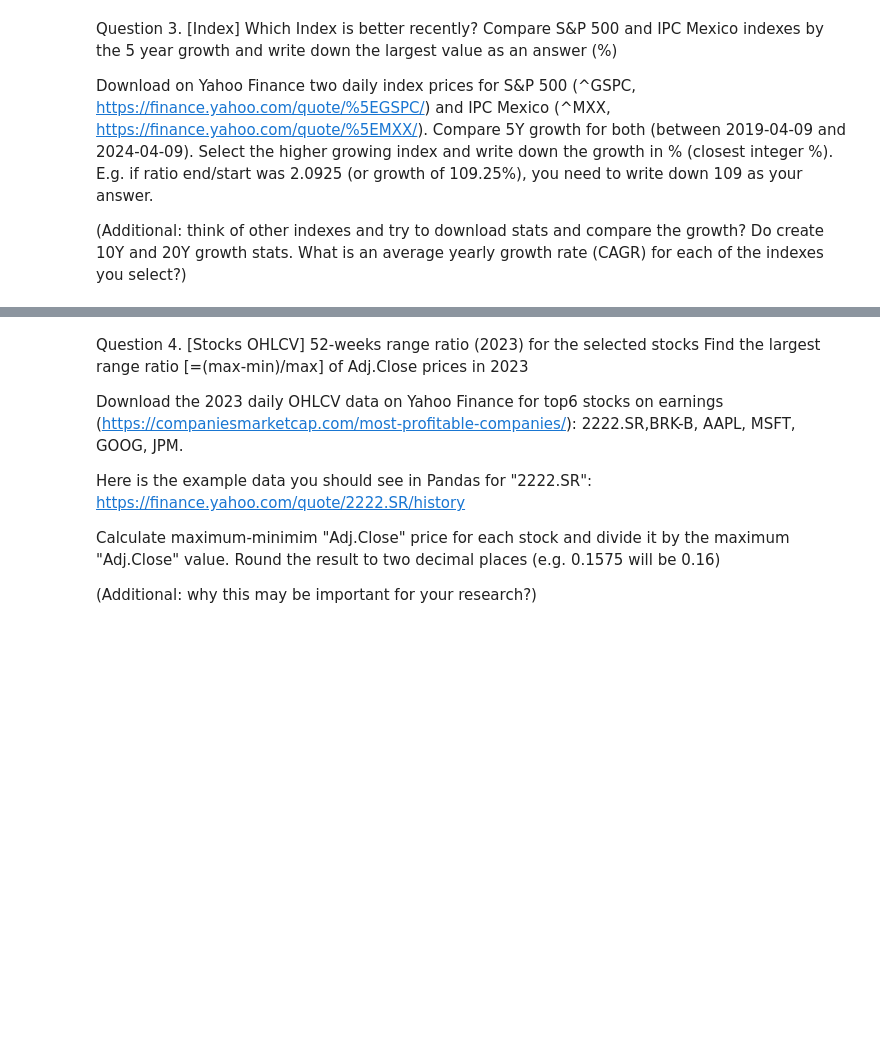
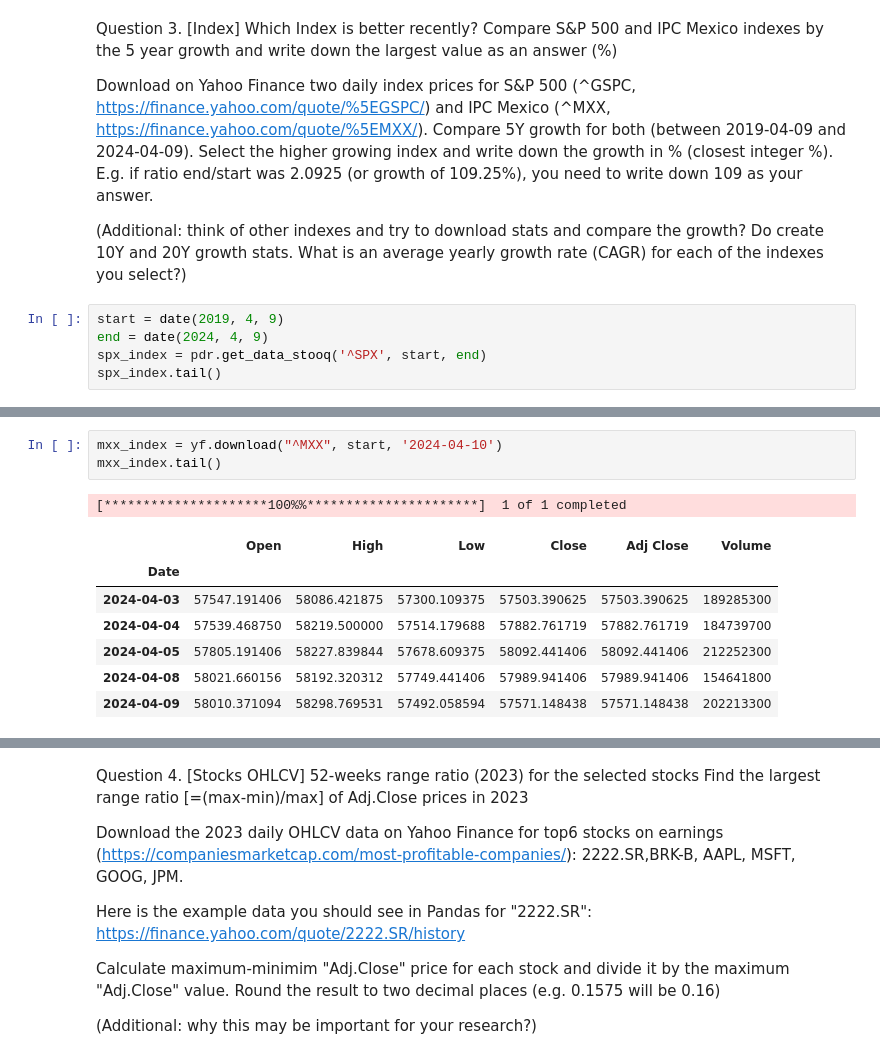
Before and after one commit to daniellegaither/stock-markets-analytics-zoomcamp, a Jupyter notebook: 01-intro-and-data-sources/Module01_homework.ipynb, the cells around one changed output, grey strips where cells are left out. Saved outputs shown, nothing was run; the diff lists cells and outputs as text; blank space fills up the shorter version.

```diff
--- a/01-intro-and-data-sources/Module01_homework.ipynb
+++ b/01-intro-and-data-sources/Module01_homework.ipynb
@@ -19,3 +103,8 @@ Compare S&P 500 and IPC Mexico indexes by the 5 year growth and write down the l
 Download on Yahoo Finance two daily index prices for S&P 500 (^GSPC, https://finance.yahoo.com/quote/%5EGSPC/) and IPC Mexico (^MXX, https://finance.yahoo.com/quote/%5EMXX/). Compare 5Y growth for both (between 2019-04-09 and 2024-04-09). Select the higher growing index and write down the growth in % (closest integer %). E.g. if ratio end/start was 2.0925 (or growth of 109.25%), you need to write down 109 as your answer.
 
 (Additional: think of other indexes and try to download stats and compare the growth? Do create 10Y and 20Y growth stats. What is an average yearly growth rate (CAGR) for each of the indexes you select?)
+# %%
+start = date(2019, 4, 9)
+end = date(2024, 4, 9)
+spx_index = pdr.get_data_stooq('^SPX', start, end)
+spx_index.tail()
@@ -21,0 +119,12 @@ Download on Yahoo Finance two daily index prices for S&P 500 (^GSPC, https://fin
+# %%
+mxx_index = yf.download("^MXX", start, '2024-04-10')
+mxx_index.tail()
+# %% [output]
+[*********************100%%**********************]  1 of 1 completed
+|  | Open | High | Low | Close | Adj Close | Volume |
+| Date |  |  |  |  |  |  |
+| 2024-04-03 | 57547.191406 | 58086.421875 | 57300.109375 | 57503.390625 | 57503.390625 | 189285300 |
+| 2024-04-04 | 57539.468750 | 58219.500000 | 57514.179688 | 57882.761719 | 57882.761719 | 184739700 |
+| 2024-04-05 | 57805.191406 | 58227.839844 | 57678.609375 | 58092.441406 | 58092.441406 | 212252300 |
+| 2024-04-08 | 58021.660156 | 58192.320312 | 57749.441406 | 57989.941406 | 57989.941406 | 154641800 |
+| 2024-04-09 | 58010.371094 | 58298.769531 | 57492.058594 | 57571.148438 | 57571.148438 | 202213300 |
```
Also changed, not shown: parts of 16 cells of this notebook.
